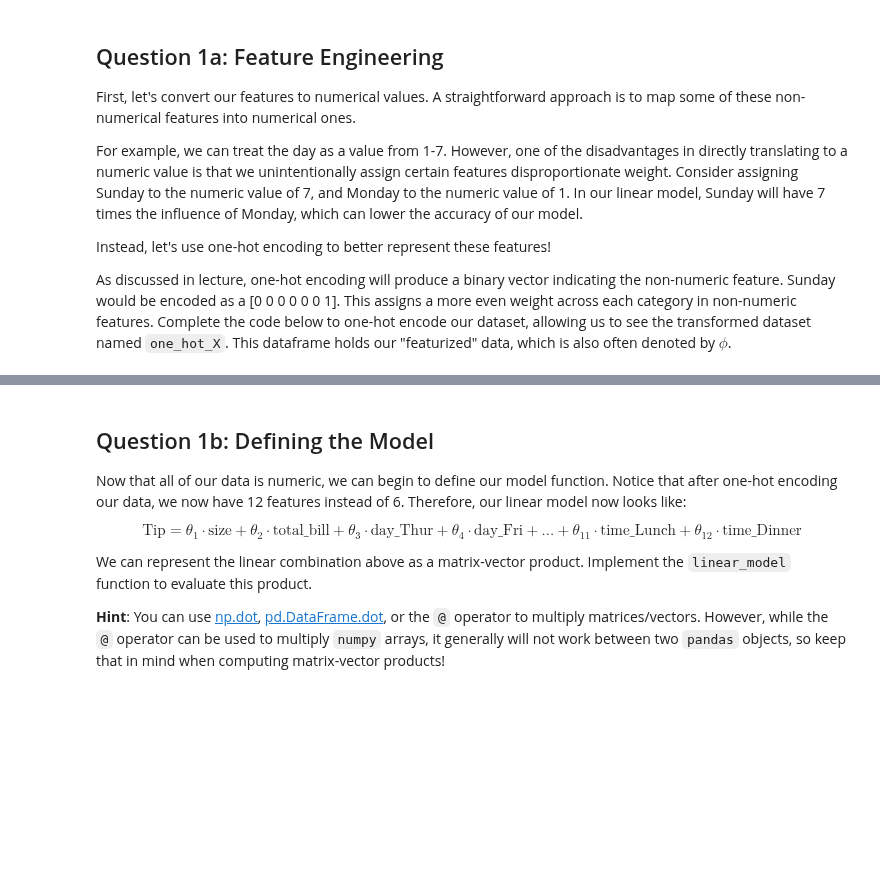
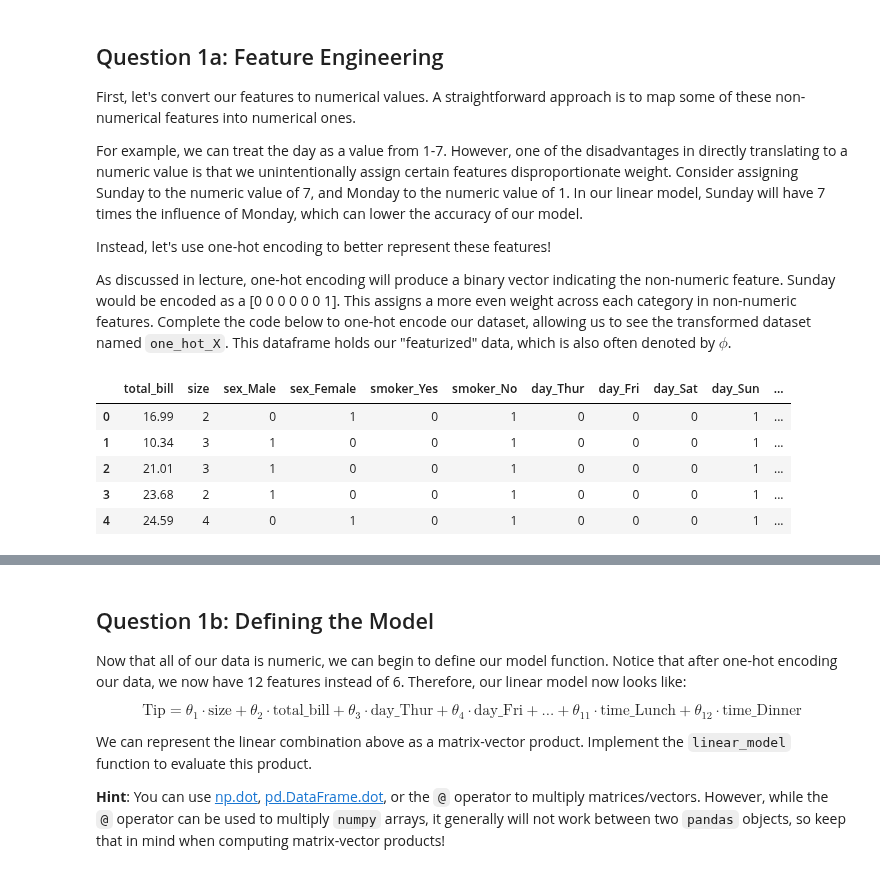
Before and after one commit to zhugeyicixin/DataSci200, a Jupyter notebook: labs/lab08/lab08.ipynb, the cells around one changed output, grey strips where cells are left out. Drawn from its saved outputs; the diff is of its cells as text; code cells hidden in the pictures; blank space fills up the shorter version.

```diff
--- a/labs/lab08/lab08.ipynb
+++ b/labs/lab08/lab08.ipynb
@@ -52,0 +63,9 @@ X = data.drop(columns='tip')
+# %%
+tips = data['tip']
+X = data.drop(columns='tip')
+
+a= np.array([1,2,3])
+b = np.array([[1,2,3],[4,5,6]])
+print(b.shape)
+print(a.shape)
+print(b@a)
@@ -68,20 +91,28 @@ name: q1a
 # %%
 def one_hot_encode(data):
     """
     Return the one-hot encoded dataframe of our input data.
 
     Parameters
     -----------
     data: a dataframe that may include non-numerical features
 
     Returns
     -----------
     A one-hot encoded dataframe that only contains numeric features
 
     Hint: Check out the pd.get_dummies function
     """
-    ...
+    return pd.get_dummies(data)
+
 one_hot_X = one_hot_encode(X)
 one_hot_X.head()
+# %% [output]
+|  | total_bill | size | sex_Male | sex_Female | smoker_Yes | smoker_No | day_Thur | day_Fri | day_Sat | day_Sun | ... |
+| 0 | 16.99 | 2 | 0 | 1 | 0 | 1 | 0 | 0 | 0 | 1 | ... |
+| 1 | 10.34 | 3 | 1 | 0 | 0 | 1 | 0 | 0 | 0 | 1 | ... |
+| 2 | 21.01 | 3 | 1 | 0 | 0 | 1 | 0 | 0 | 0 | 1 | ... |
+| 3 | 23.68 | 2 | 1 | 0 | 0 | 1 | 0 | 0 | 0 | 1 | ... |
+| 4 | 24.59 | 4 | 0 | 1 | 0 | 1 | 0 | 0 | 0 | 1 | ... |
 # %%
 ok.grade("q1a");
```
Also changed, not shown: parts of 14 cells of this notebook, 2 other files.
